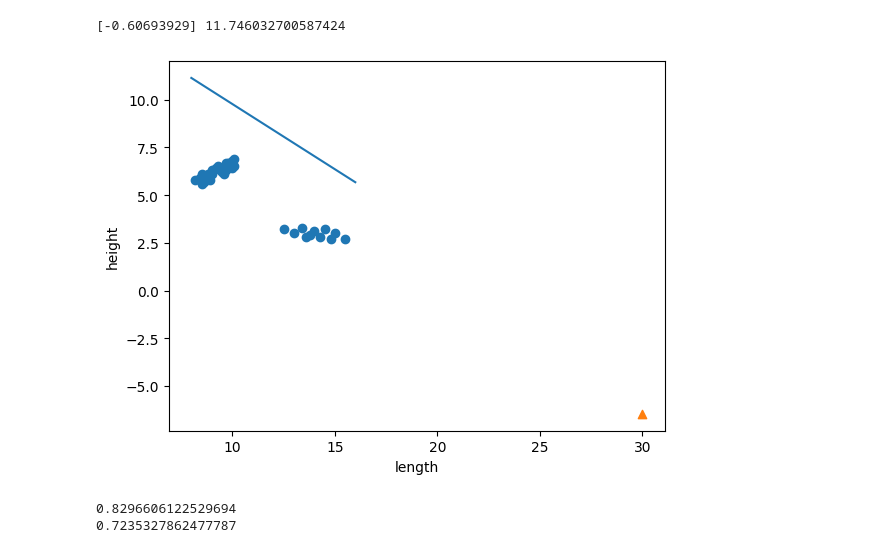
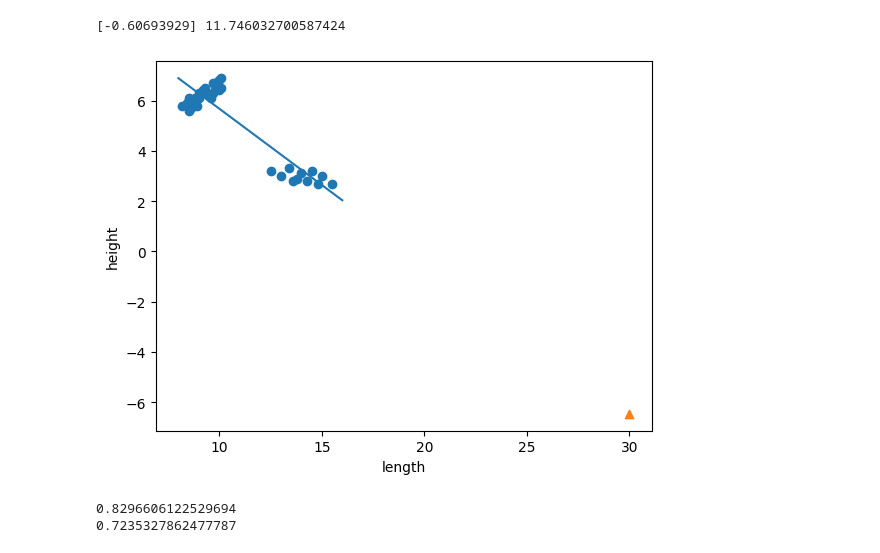
Before and after one commit to rlaguswl25808134-source/AID-MLB, a Jupyter notebook: 3-2.ipynb, the cells around one changed output. Cells and saved outputs as stored; diff of their text form; code cells hidden in the pictures.

```diff
--- a/3-2.ipynb
+++ b/3-2.ipynb
@@ -114,15 +114,15 @@ print(lr.coef_, lr.intercept_)
 # %%
 # 훈련 세트의 산점도를 그립니다
 plt.scatter(train_input, train_target)
 # 8에서 16까지 1차 방정식 그래프를 그립니다
-plt.plot([8, 16], [1*lr.coef_+lr.intercept_, 10*lr.coef_+lr.intercept_])
+plt.plot([8, 16], [8*lr.coef_+lr.intercept_, 16*lr.coef_+lr.intercept_])
 # 10cm 핀치새 데이터
 plt.scatter(30.0, -6.46, marker='^')
 plt.xlabel('length')
 plt.ylabel('height')
 plt.show()
 # %% [output]
-[figure, old version]
+[figure, new version]
 # %%
 print(lr.score(train_input, train_target))
 print(lr.score(test_input, test_target))
```
Also changed, not shown: parts of 2 cells of this notebook.
